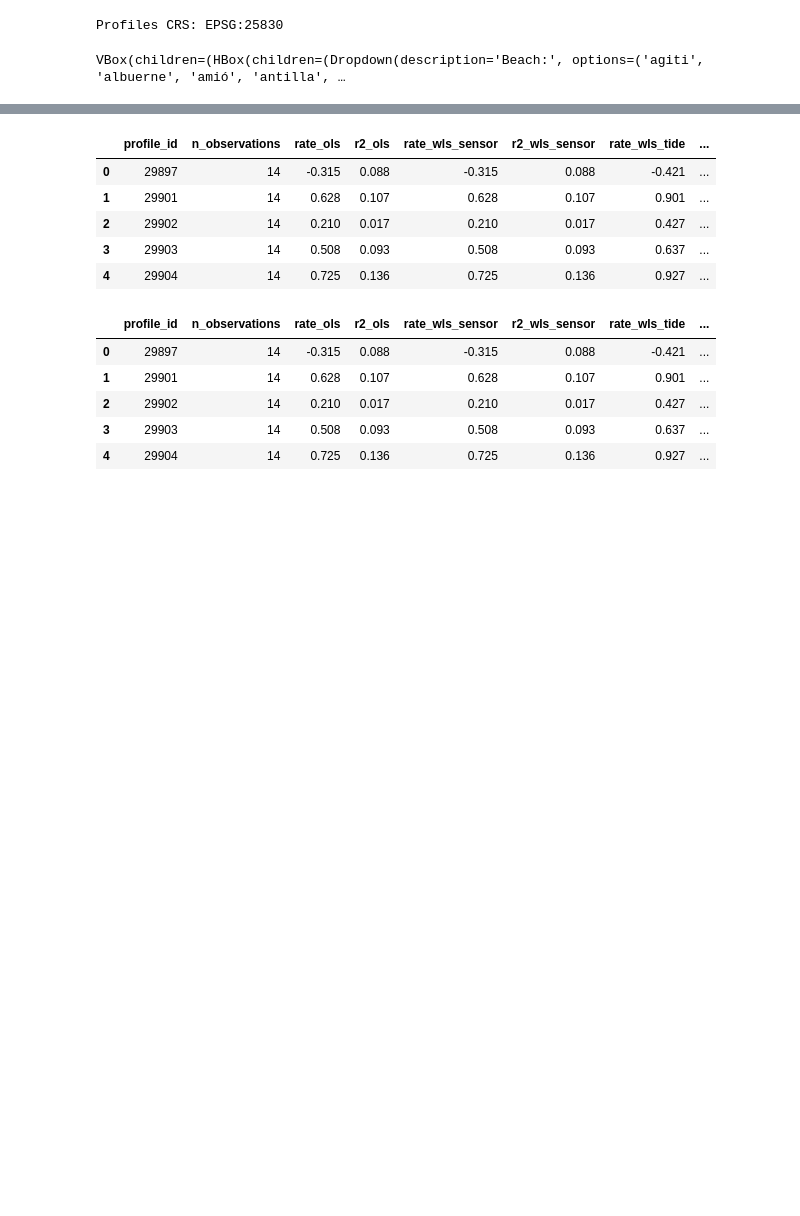
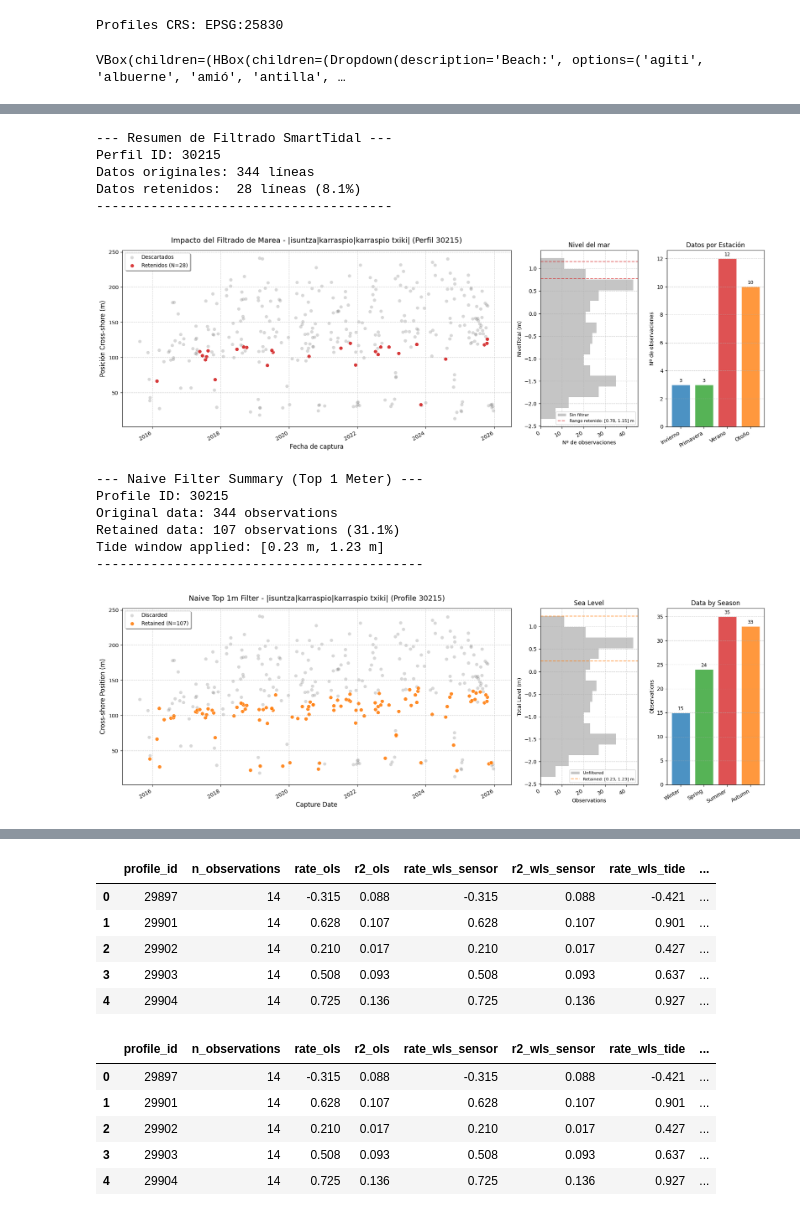
Before and after one commit to AlbertGallegoJimenez/macrotidal_coastal_rates, a Jupyter notebook: nb_test_tasas.ipynb, the cells around one changed output, grey strips where cells are left out. Cells and saved outputs as stored; diff of their text form; code cells hidden in the pictures; blank space fills up the shorter version.

```diff
--- a/nb_test_tasas.ipynb
+++ b/nb_test_tasas.ipynb
@@ -286,0 +503,28 @@ Datos retenidos:  18 líneas (10.1%)
+# %%
+# Ejemplo de uso:
+visualizar_resultado_filtro(
+    df_original=profiles_shoreline_intersections,
+    df_filtrado=filtered_data,
+    profile_id=30215,
+    filtro_instancia=tidal_filter
+)
+
+# Ejemplo de uso:
+visualizar_filtro_superior_1m(
+    df_original=profiles_shoreline_intersections,
+    profile_id=30215
+)
+# %% [output]
+--- Resumen de Filtrado SmartTidal ---
+Perfil ID: 30215
+Datos originales: 344 líneas
+Datos retenidos:  28 líneas (8.1%)
+--------------------------------------
+[figure, added]
+--- Naive Filter Summary (Top 1 Meter) ---
+Profile ID: 30215
+Original data: 344 observations
+Retained data: 107 observations (31.1%)
+Tide window applied: [0.23 m, 1.23 m]
+------------------------------------------
+[figure, added]
```
Also changed, not shown: parts of 8 cells of this notebook.
